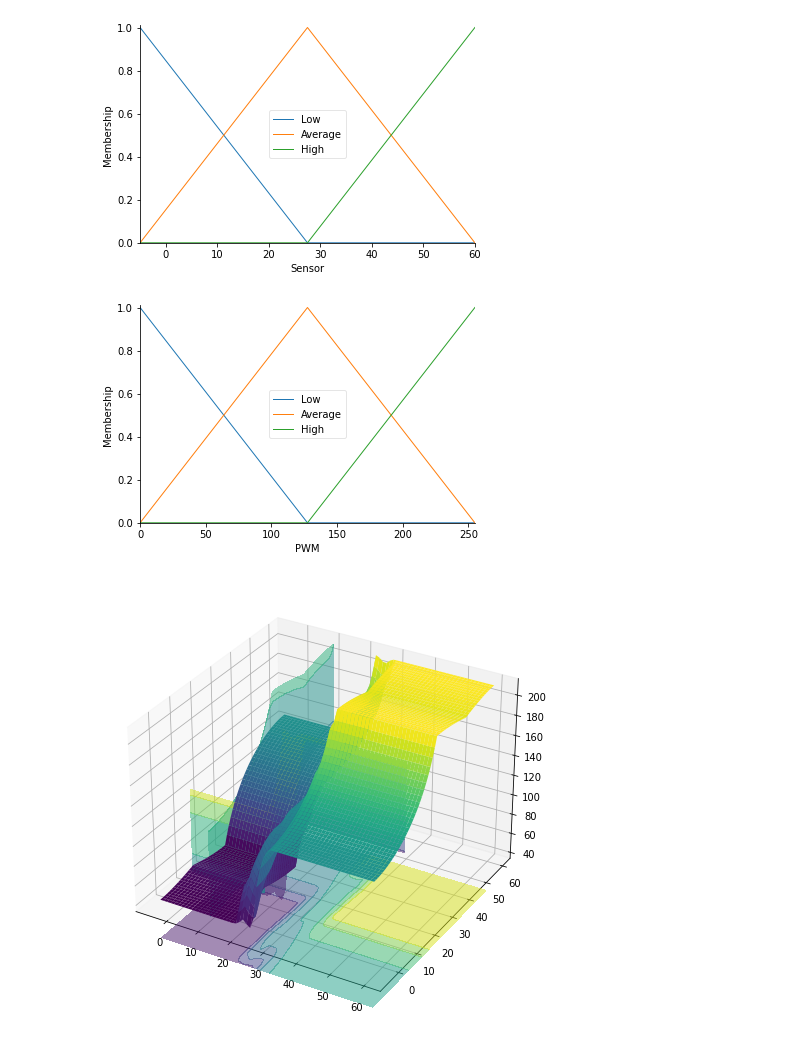
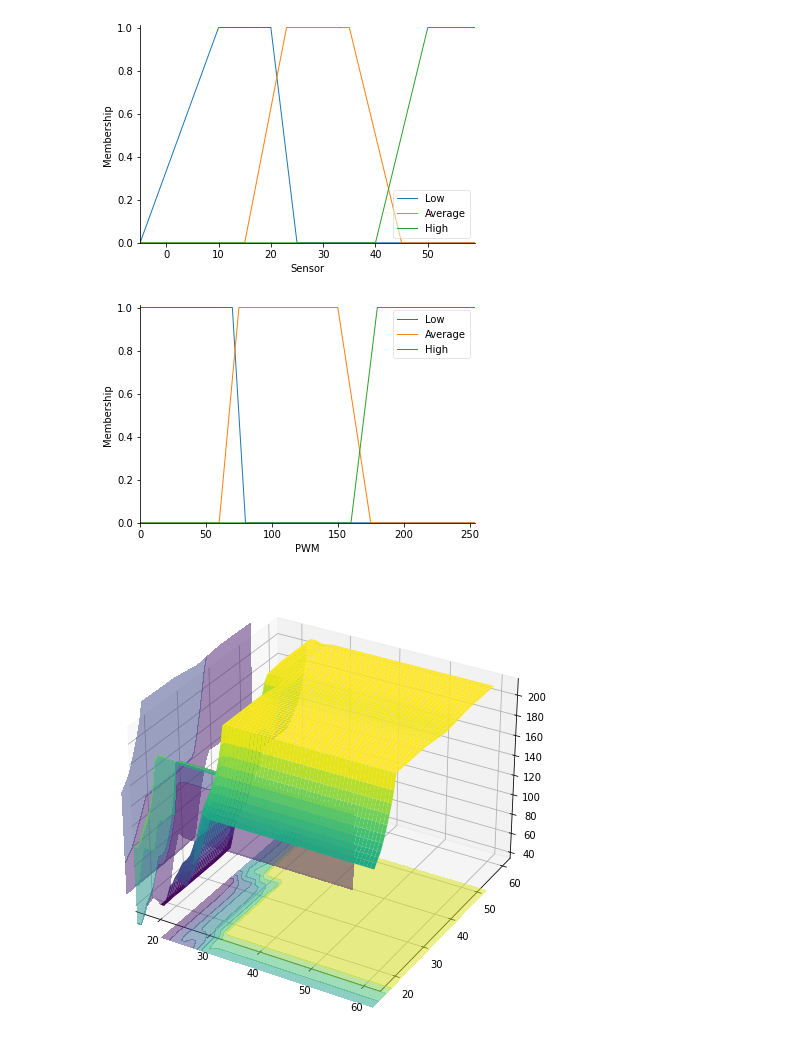
Before and after one commit to utopickaiser/AI-Homework, a Jupyter notebook: AI_Exercise_W5_Fuzzy_Controller.ipynb, the cells around one changed output. Drawn from its saved outputs; the diff is of its cells as text; code cells hidden in the pictures.

```diff
--- a/AI_Exercise_W5_Fuzzy_Controller.ipynb
+++ b/AI_Exercise_W5_Fuzzy_Controller.ipynb
@@ -25,16 +10,22 @@ from skfuzzy import control as ctrl
 import math
 import matplotlib.pyplot as plt
 from mpl_toolkits.mplot3d import Axes3D
-universe = np.linspace(18,30,61)
-universe1 = np.linspace(-5,60,61)
-universe2 = np.linspace(0,255,61)
-sp = ctrl.Antecedent(universe, 'Setpoint')
-se = ctrl.Antecedent(universe1, 'Sensor')
-pwm = ctrl.Consequent(universe2,'PWM')
-item1 = ['Low' , 'Average', 'High']
-sp.automf(names = item1)
-se.automf(names = item1)
-pwm.automf(names = item1)
+
+sp = ctrl.Antecedent(np.arange(18,30,1),'Setpoint')
+se = ctrl.Antecedent(np.arange(-5,60,1),'Sensor')
+pwm = ctrl.Consequent(np.arange(0,255,1),'PWM')
+# Thiết lập cách giá trị
+sp['Low'] = fuzz.trapmf(sp.universe,[18,18,21,23])
+sp['Average'] = fuzz.trapmf(sp.universe,[19,23,25,27])
+sp['High'] = fuzz.trapmf(sp.universe,[24,28,30,30])
+
+se['Low'] = fuzz.trapmf(se.universe,[-5,10,20,25])
+se['Average'] = fuzz.trapmf(se.universe,[15,23,35,45])
+se['High'] = fuzz.trapmf(se.universe,[40,50,60,60])
+
+pwm['Low'] = fuzz.trapmf(pwm.universe,[0,0,70,80])
+pwm['Average'] = fuzz.trapmf(pwm.universe,[60,75,150,175])
+pwm['High'] = fuzz.trapmf(pwm.universe,[160,180,255,255])
 sp.view()
 se.view()
 pwm.view()
@@ -52,7 +43,7 @@ rule2 = ctrl.Rule(antecedent = (sp['High'] & se['High'])|
 
 system = ctrl.ControlSystem(rules = [rule0,rule1,rule2])
 sim = ctrl.ControlSystemSimulation(system, flush_after_run = 61*61+1)
-upsampled = np.linspace(-5,60,61)
+upsampled = np.linspace(18,60,61)
 x,y = np.meshgrid(upsampled, upsampled)
 z = np.zeros_like(x)
 for i in range(61):
@@ -75,3 +66,3 @@ ax.view_init(30,300)
-[figure, old version]
+[figure, new version]
-[figure, old version]
+[figure, new version]
-[figure, old version]
+[figure, new version]
```
Also changed, not shown: parts of 3 cells of this notebook.
